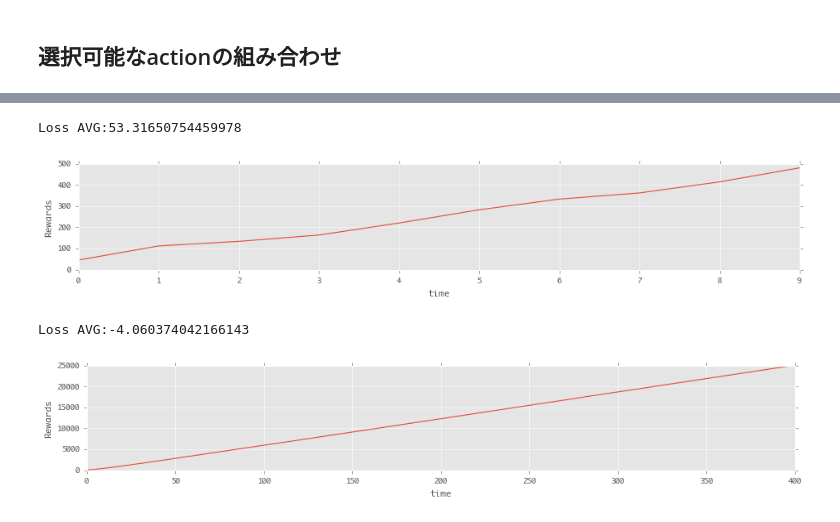
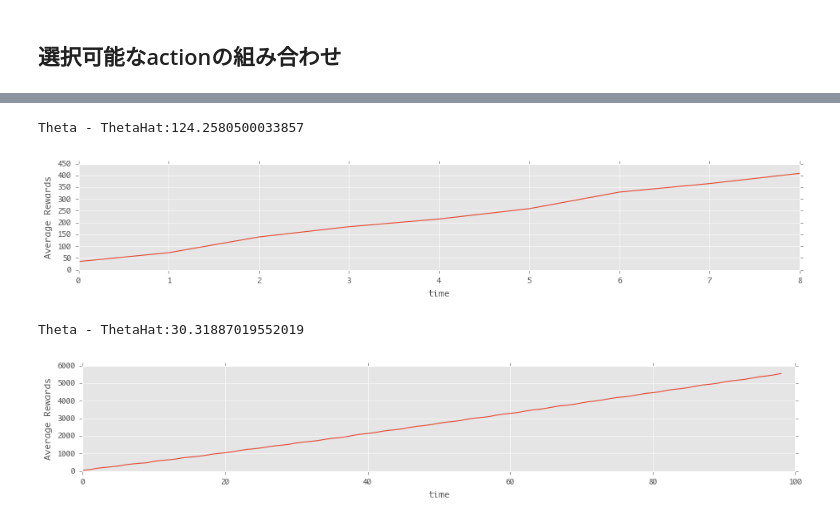
Before and after one commit to hagino3000/notebooks, a Jupyter notebook: MLP_bandit/Chap7.ipynb, the cells around one changed output, grey strips where cells are left out. Cells and saved outputs as stored; diff of their text form; code cells hidden in the pictures.

```diff
--- a/MLP_bandit/Chap7.ipynb
+++ b/MLP_bandit/Chap7.ipynb
@@ -181,0 +211,2 @@ def get_reward(action):
+# %%
+theta_hat, rewards, b = linucb(T=100)
@@ -181,0 +251,2 @@ def get_reward(action):
+# %%
+rewards = run_linucb_test(T=100, trial=10)
@@ -192,16 +276,11 @@ def transpose(vec):
 # %%
-def thompson_test(T=1000, input_sigma2=100, param_sigma02=100):
-    # Input
-    # input_sigma2 = 100 #sigma^2
-    # Parameter
-    # param_sigma02 = 100 #sigma_0^2
-    # Start
+def thompson_sampling(T=1000, input_sigma2=600, param_sigma02=300):
     A_inv = np.matrix((param_sigma02/input_sigma2)*np.identity(len(actions)))
     b = np.zeros(len(theta))
 
     # results
     rewards = []
-    for t in range(T):
+    for t in range(1, T):
         theta_hat = np.random.multivariate_normal(A_inv.A.dot(b), input_sigma2*A_inv)
         context = get_context(t)
         estimated_rewards = []
@@ -220,19 +299,20 @@ def thompson_test(T=1000, input_sigma2=100, param_sigma02=100):
         rewards.append(reward)
     return theta_hat, np.array(rewards), b
 # %%
-def run_thompson_test(T, trial):
+def run_thompson_test(T, trial, param_sigma02=300, plot=True):
     rewards_result = []
     loss_result = []
     for _ in range(trial):
-        theta_hat, rewards, b = thompson_test(T=T)
+        theta_hat, rewards, b = thompson_sampling(T=T, param_sigma02=param_sigma02)
         loss = sum(theta - theta_hat)
         rewards_result.append(rewards.cumsum())
         loss_result.append(loss)
 
     reward_gained_mean = np.array(rewards_result).mean(axis=0)
-    plt.figure(figsize=(14, 2))
-    plt.xlabel('time')
-    plt.ylabel('Rewards')
-    plt.plot(reward_gained_mean)
-    print('Loss AVG:{}'.format(np.mean(loss_result)))
+    if plot:
+        plt.figure(figsize=(14, 2))
+        plt.xlabel('time')
+        plt.ylabel('Average Rewards')
+        plt.plot(reward_gained_mean)
+    print('Theta - ThetaHat:{}'.format(np.mean(loss_result)))
     return reward_gained_mean
@@ -239,10 +344,10 @@ def run_thompson_test(T, trial):
 # %%
-rewards_result = run_thompson_test(T=10, trial=10)
+rewards_result = run_thompson_test(T=10, trial=20)
 # %% [output]
-Loss AVG:53.31650754459978
+Theta - ThetaHat:124.2580500033857
-[figure, old version]
+[figure, new version]
 # %%
-rewards_result = run_thompson_test(T=400, trial=10)
+rewards_result = run_thompson_test(T=100, trial=20)
 # %% [output]
-Loss AVG:-4.060374042166143
+Theta - ThetaHat:30.31887019552019
-[figure, old version]
+[figure, new version]
```
Also changed, not shown: parts of 31 cells of this notebook.
